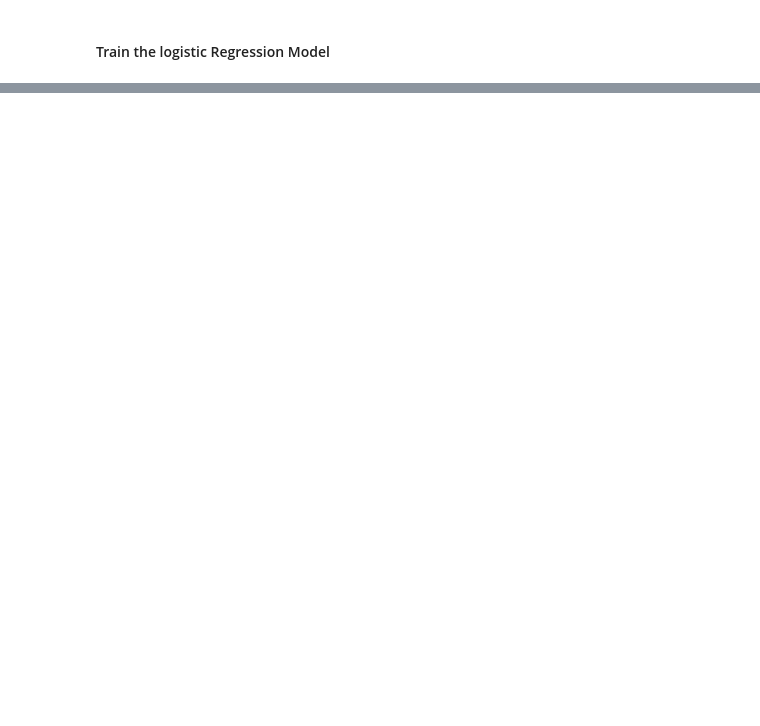
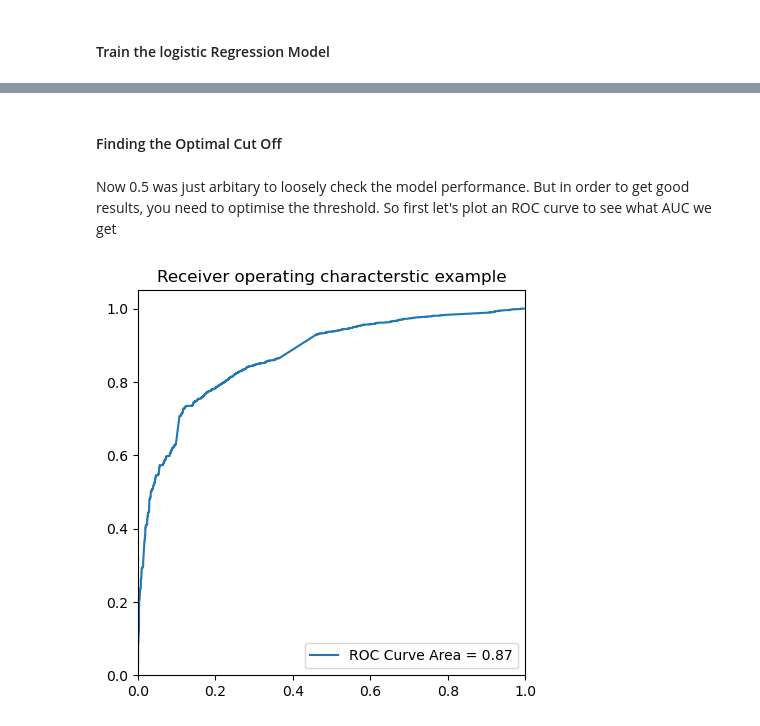
Before and after one commit to nikhil-rai-ds/Lead_Conversion_Prediction, a Jupyter notebook: Lead Scoring.ipynb, the cells around one changed output, grey strips where cells are left out. Saved outputs shown, nothing was run; the diff lists cells and outputs as text; code cells hidden in the pictures; blank space fills up the shorter version.

Commit message:
Final Model

```diff
--- a/Lead Scoring.ipynb
+++ b/Lead Scoring.ipynb
@@ -1057,0 +1300,3 @@ Name: count, dtype: int64
+# %%
+y_train_pred  = res.predict(sm.add_constant(X_train))
+y_train_pred[:10]
@@ -1057,0 +1317,5 @@ Name: count, dtype: int64
+# %%
+# Create a new dataframe containing the actual conversion flag and probabilities predicted by the model
+
+y_train_pred_final = pd.DataFrame({'Converted' : y_train.values, 'Conversion_prob' : y_train_pred })
+y_train_pred_final.head()
@@ -1057,0 +1331,5 @@ Name: count, dtype: int64
+# %%
+y_train_pred_final['Predicted'] = y_train_pred_final.Conversion_prob.map(lambda x : 1 if x > 0.5 else 0 )
+# Let's take a look at the head
+
+y_train_pred_final.head()
@@ -1057,0 +1371,22 @@ Name: count, dtype: int64
+# %% [markdown]
+#### Finding the Optimal Cut Off
+# %% [markdown]
+Now 0.5 was just arbitary to loosely check the model performance. But in order to get good results, you need to optimise the threshold. So first let's plot an ROC curve to see what AUC we get
+# %%
+from sklearn.metrics import roc_curve, auc
+import matplotlib.pyplot as plt
+
+# Assuming you have y_test (true labels) and y_pred_prob (predicted probabilities)
+def draw_roc( actual, probs) :
+    fpr, tpr, thresholds = metrics.roc_curve(actual, probs,drop_intermediate = False )
+    auc_score = metrics.roc_auc_score(actual, probs)
+    plt.figure(figsize = (5,5))
+    plt.plot(fpr,tpr, label = "ROC Curve Area = %0.2f" % auc_score)
+    plt.xlim([0.0,1.0])
+    plt.ylim([0.0,1.05])
+    # plt.xlabel('False Positive Rate or [1-True Negative Rate]')
+    # plt.ylabel('True Positive Rate')
+    plt.title('Receiver operating characterstic example')
+    plt.legend(loc = 'lower right')
+    plt.show()
+    return None
@@ -1057,0 +1397,4 @@ Name: count, dtype: int64
+# %%
+draw_roc(y_train_pred_final.Converted, y_train_pred_final.Conversion_prob)
+# %% [output]
+[figure, added]
```
Also changed, not shown: parts of 62 cells of this notebook.
